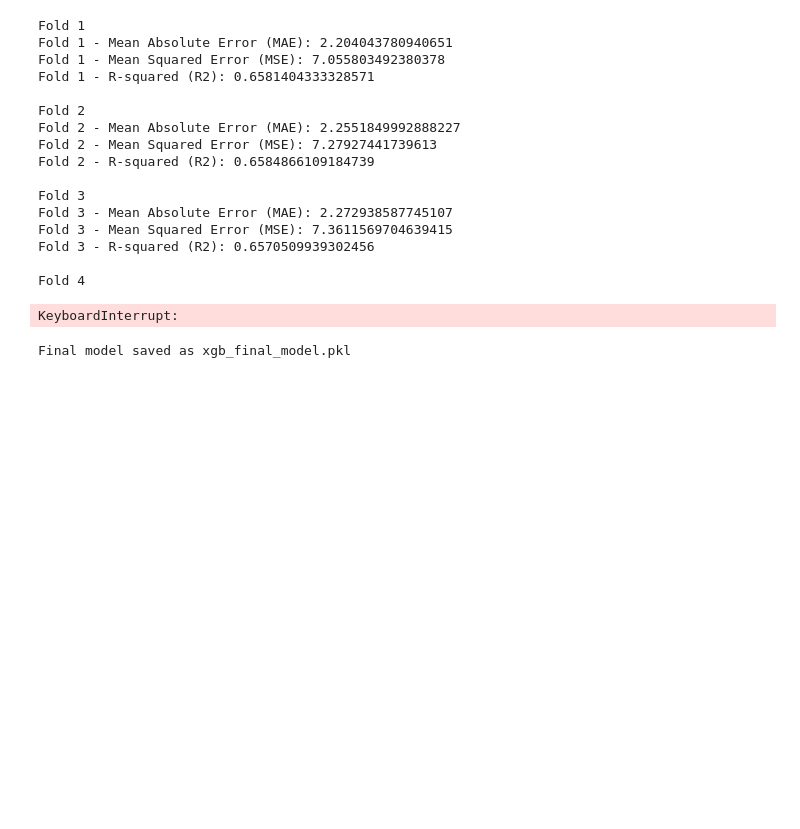
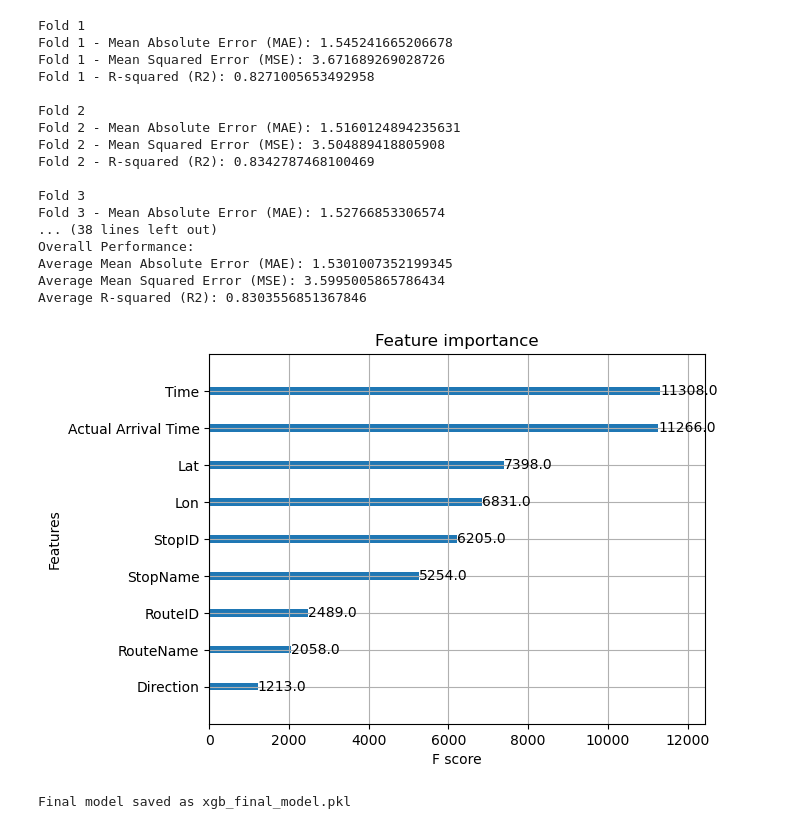
Before and after one commit to PrithviHL/LeaveNow-Real-Time-Bus-Location-Tracking-and-Smart-Departure-Prediction, a Jupyter notebook: final_submission/src/XGBoost_trained_model.ipynb, the cells around one changed output. Saved outputs shown, nothing was run; the diff lists cells and outputs as text; code cells hidden in the pictures; blank space fills up the shorter version.

```diff
--- a/final_submission/src/XGBoost_trained_model.ipynb
+++ b/final_submission/src/XGBoost_trained_model.ipynb
@@ -173,7 +254,7 @@ for train_index, test_index in kf.split(X):
     xgb_model = XGBRegressor(
         n_estimators=1000,       # Number of trees
         learning_rate=0.1,       # Learning rate
-        max_depth=8,             # Maximum depth of trees
+        max_depth=6,             # Maximum depth of trees
         subsample=0.8,           # Fraction of samples used per tree
         colsample_bytree=0.8,    # Fraction of features used per tree
         gamma=0.8,               # Minimum split gain
@@ -191,45 +272,46 @@ for train_index, test_index in kf.split(X):
     mse = mean_squared_error(y_test, y_pred)
     r2 = r2_score(y_test, y_pred)
 
     # Print results for the current fold
     print(f"Fold {fold} - Mean Absolute Error (MAE): {mae}")
     print(f"Fold {fold} - Mean Squared Error (MSE): {mse}")
     print(f"Fold {fold} - R-squared (R2): {r2}")
 
     # Append metrics to the lists
     mae_list.append(mae)
     mse_list.append(mse)
     r2_list.append(r2)
 
     fold += 1
 
 # Calculate average metrics across all folds
 print("\nOverall Performance:")
 print(f"Average Mean Absolute Error (MAE): {sum(mae_list) / len(mae_list)}")
 print(f"Average Mean Squared Error (MSE): {sum(mse_list) / len(mse_list)}")
 print(f"Average R-squared (R2): {sum(r2_list) / len(r2_list)}")
 
 # Optional: Feature importance visualization (based on the last model)
 plot_importance(xgb_model)
 plt.show()
 # %% [output]
 Fold 1
-Fold 1 - Mean Absolute Error (MAE): 2.204043780940651
-Fold 1 - Mean Squared Error (MSE): 7.055803492380378
-Fold 1 - R-squared (R2): 0.6581404333328571
+Fold 1 - Mean Absolute Error (MAE): 1.545241665206678
+Fold 1 - Mean Squared Error (MSE): 3.671689269028726
+Fold 1 - R-squared (R2): 0.8271005653492958
 
 Fold 2
-Fold 2 - Mean Absolute Error (MAE): 2.2551849992888227
-Fold 2 - Mean Squared Error (MSE): 7.27927441739613
-Fold 2 - R-squared (R2): 0.6584866109184739
+Fold 2 - Mean Absolute Error (MAE): 1.5160124894235631
+Fold 2 - Mean Squared Error (MSE): 3.504889418805908
+Fold 2 - R-squared (R2): 0.8342787468100469
 
 Fold 3
-Fold 3 - Mean Absolute Error (MAE): 2.272938587745107
-Fold 3 - Mean Squared Error (MSE): 7.3611569704639415
-Fold 3 - R-squared (R2): 0.6570509939302456
-
-Fold 4
+Fold 3 - Mean Absolute Error (MAE): 1.52766853306574
+... (38 lines left out)
+Overall Performance:
+Average Mean Absolute Error (MAE): 1.5301007352199345
+Average Mean Squared Error (MSE): 3.5995005865786434
+Average R-squared (R2): 0.8303556851367846
-KeyboardInterrupt:
+[figure, added]
 # %%
 import pickle
 
```
Also changed, not shown: parts of 11 cells of this notebook.
